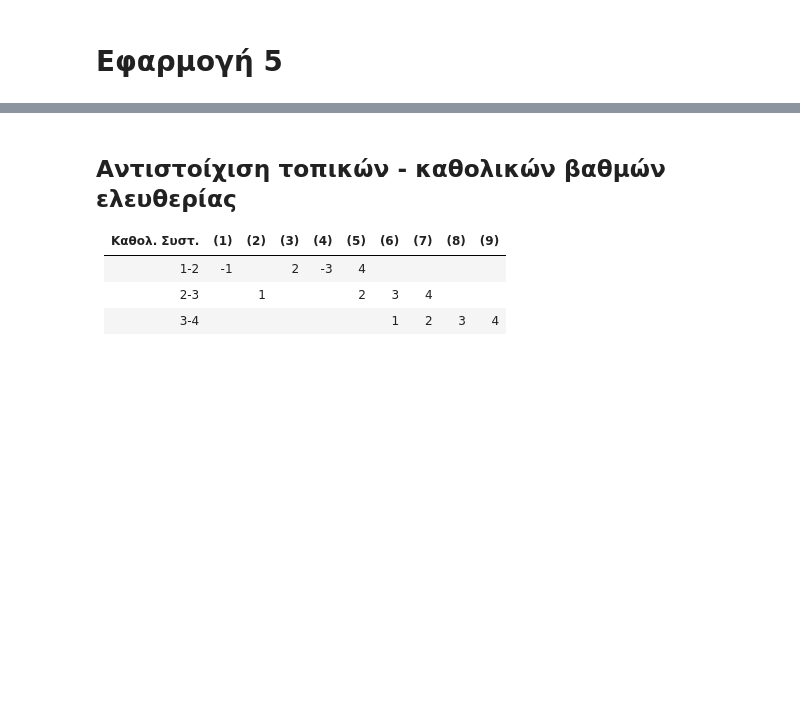
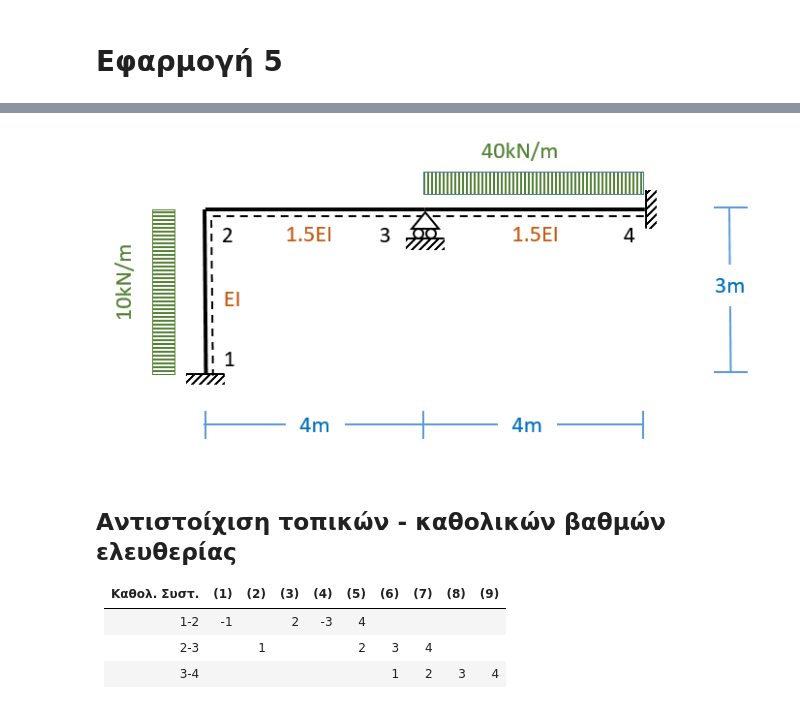
Before and after one commit to panagop/ihu_courses, a Jupyter notebook: jupyter/ihu/statiki_me_mitroa/example5/example5.ipynb, the cells around one changed output, grey strips where cells are left out. Drawn from its saved outputs; the diff is of its cells as text; code cells hidden in the pictures; blank space fills up the shorter version.

```diff
--- a/jupyter/ihu/statiki_me_mitroa/example5/example5.ipynb
+++ b/jupyter/ihu/statiki_me_mitroa/example5/example5.ipynb
@@ -20,6 +22,10 @@ import matplotlib.pyplot as plt
 Να αγνοηθούν οι αξονικοί βαθμοί ελευθερίας
 
 <img src="img\ekfonisi.png" width="650">
+# %%
+Image('img\ekfonisi.png', width='650')
+# %% [output]
+[figure, added]
 # %%
 E = 20_000.
 I = 1.
```
Also changed, not shown: parts of 1 cell of this notebook.
